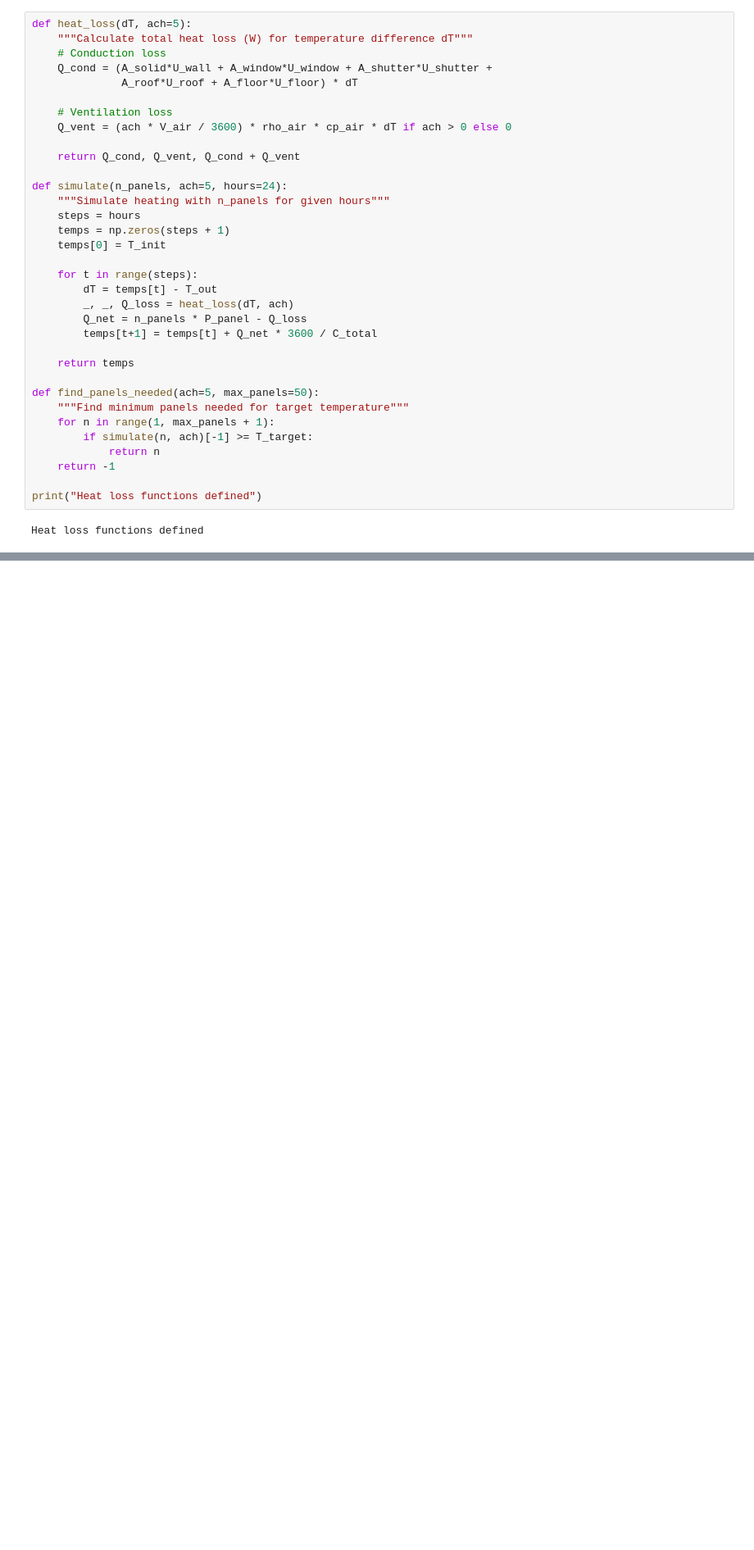
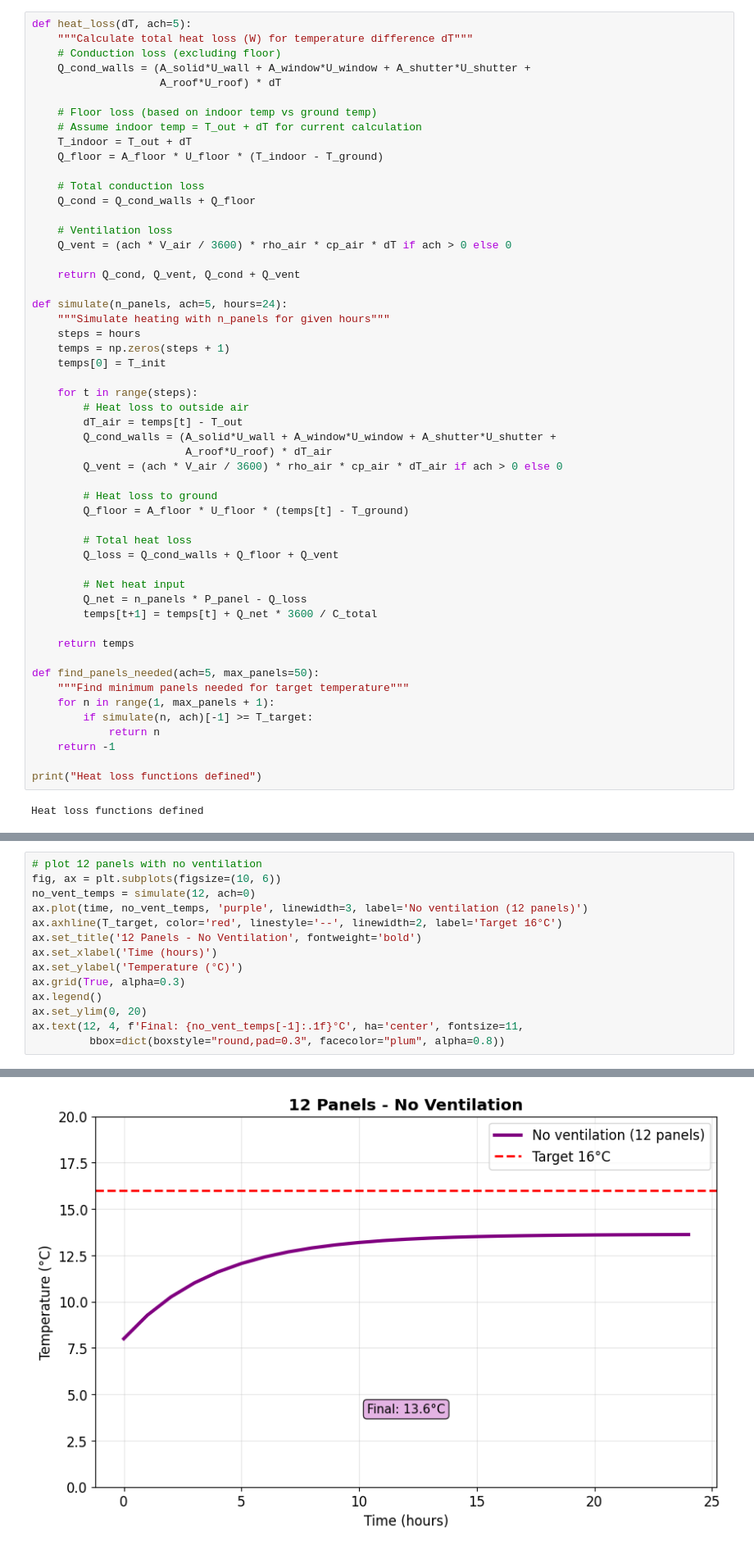
Before and after one commit to JieWangnk/Qsustain, a Jupyter notebook: thermalBalance.ipynb, the cells around one changed output, grey strips where cells are left out. Shown at 82% size. Drawn from its saved outputs; the diff is of its cells as text; blank space fills up the shorter version.

```diff
--- a/thermalBalance.ipynb
+++ b/thermalBalance.ipynb
@@ -44,9 +45,17 @@ Thermal capacity: Air=33.4 MJ/K, Ground=456.0 MJ/K
 # %%
 def heat_loss(dT, ach=5):
     """Calculate total heat loss (W) for temperature difference dT"""
-    # Conduction loss
-    Q_cond = (A_solid*U_wall + A_window*U_window + A_shutter*U_shutter +
-              A_roof*U_roof + A_floor*U_floor) * dT
+    # Conduction loss (excluding floor)
+    Q_cond_walls = (A_solid*U_wall + A_window*U_window + A_shutter*U_shutter +
+                    A_roof*U_roof) * dT
+
+    # Floor loss (based on indoor temp vs ground temp)
+    # Assume indoor temp = T_out + dT for current calculation
+    T_indoor = T_out + dT
+    Q_floor = A_floor * U_floor * (T_indoor - T_ground)
+
+    # Total conduction loss
+    Q_cond = Q_cond_walls + Q_floor
 
     # Ventilation loss
     Q_vent = (ach * V_air / 3600) * rho_air * cp_air * dT if ach > 0 else 0
@@ -60,8 +69,19 @@ def simulate(n_panels, ach=5, hours=24):
     temps[0] = T_init
 
     for t in range(steps):
-        dT = temps[t] - T_out
-        _, _, Q_loss = heat_loss(dT, ach)
+        # Heat loss to outside air
+        dT_air = temps[t] - T_out
+        Q_cond_walls = (A_solid*U_wall + A_window*U_window + A_shutter*U_shutter +
+                        A_roof*U_roof) * dT_air
+        Q_vent = (ach * V_air / 3600) * rho_air * cp_air * dT_air if ach > 0 else 0
+
+        # Heat loss to ground
+        Q_floor = A_floor * U_floor * (temps[t] - T_ground)
+
+        # Total heat loss
+        Q_loss = Q_cond_walls + Q_floor + Q_vent
+
+        # Net heat input
         Q_net = n_panels * P_panel - Q_loss
         temps[t+1] = temps[t] + Q_net * 3600 / C_total
 
@@ -354,2 +374,17 @@ Energy lost through conduction over 24 hours: 3.88 kWh
 
 ============================================================
+# %%
+# plot 12 panels with no ventilation
+fig, ax = plt.subplots(figsize=(10, 6))
+no_vent_temps = simulate(12, ach=0)
+ax.plot(time, no_vent_temps, 'purple', linewidth=3, label='No ventilation (12 panels)')
+ax.axhline(T_target, color='red', linestyle='--', linewidth=2, label='Target 16°C')
+ax.set_title('12 Panels - No Ventilation', fontweight='bold')
+ax.set_xlabel('Time (hours)')
+ax.set_ylabel('Temperature (°C)')
+ax.grid(True, alpha=0.3)
+ax.legend()
+ax.set_ylim(0, 20)
+ax.text(12, 4, f'Final: {no_vent_temps[-1]:.1f}°C', ha='center', fontsize=11,
+         bbox=dict(boxstyle="round,pad=0.3", facecolor="plum", alpha=0.8))
+# %% [output]
@@ -355,0 +392 @@ Energy lost through conduction over 24 hours: 3.88 kWh
+[figure, added]
```
Also changed, not shown: parts of 7 cells of this notebook, 1 other file.
